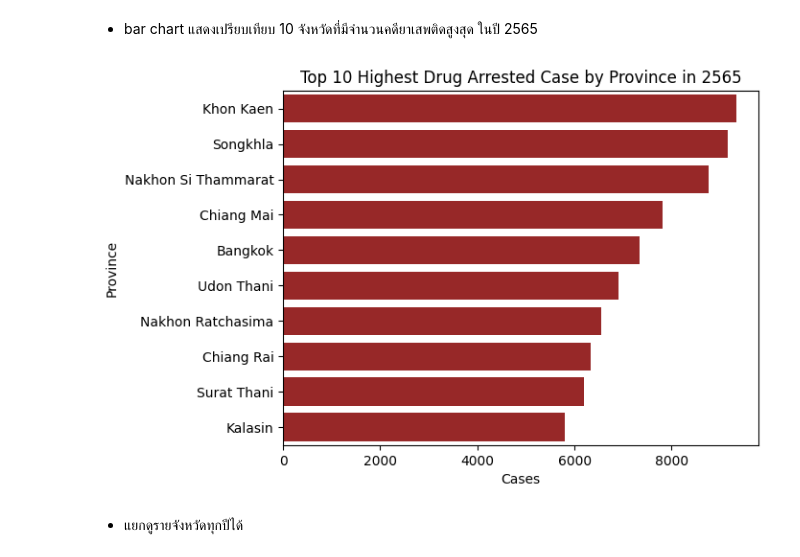
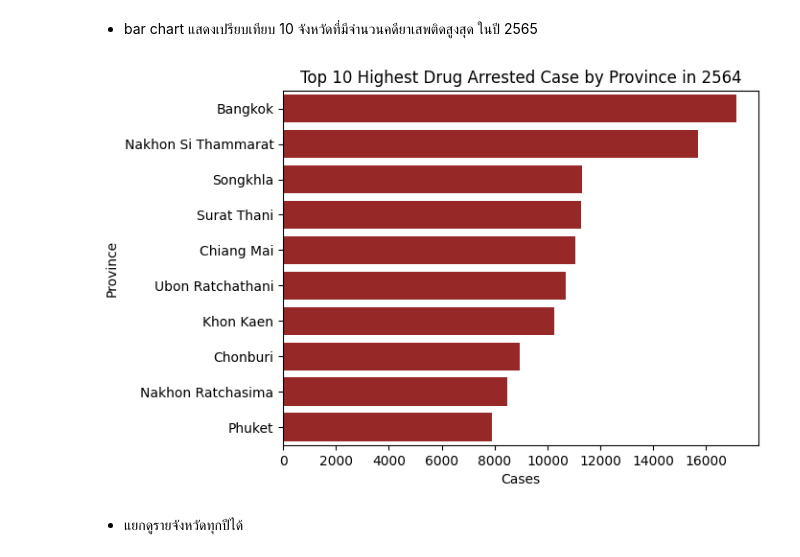
Before and after one commit to punnnnnnnnn/assignments2, a Jupyter notebook: assignment2.ipynb, the cells around one changed output. Saved outputs shown, nothing was run; the diff lists cells and outputs as text; code cells hidden in the pictures.

```diff
--- a/assignment2.ipynb
+++ b/assignment2.ipynb
@@ -59,25 +59,26 @@ df = pd.merge(df, df_prov_th_en, on='PROV_NAME', how='left').copy()
 # %% [markdown]
 - bar chart แสดงเปรียบเทียบ 10 จังหวัดที่มีจำนวนคดียาเสพติดสูงสุด ในปี 2565
 # %%
-df_cases = df[['budgetYear', 'PROV_NAME', 'arrestAll_case', 'arrestAll_per', 'prov_en',]][df["budgetYear"] == "2565"].copy()
+YEAR = "2564"
+df_cases = df[['budgetYear', 'PROV_NAME', 'arrestAll_case', 'arrestAll_per', 'prov_en',]][df["budgetYear"] == YEAR].copy()
 df_cases.sort_values("arrestAll_case", ascending = False, inplace = True)
 
 df_top_x = df_cases[:10]
 
 sns.barplot(
     data = df_top_x,
     x = "arrestAll_case",
     y = "prov_en",
     palette = ["#a91616" for _ in range(len(df_top_x))], # just to eliminate the warning
     hue = "prov_en", # just to eliminate the warning
 )
 
 plt.xlabel("Cases")
 plt.ylabel("Province")
-plt.title("Top 10 Highest Drug Arrested Case by Province in 2565")
+plt.title(f"Top 10 Highest Drug Arrested Case by Province in {YEAR}")
 plt.show()
 # %% [output]
-[figure, old version]
+[figure, new version]
 # %% [markdown]
 - แยกดูรายจังหวัดทุกปีได้
 # %%
```
Also changed, not shown: parts of 4 cells of this notebook.
